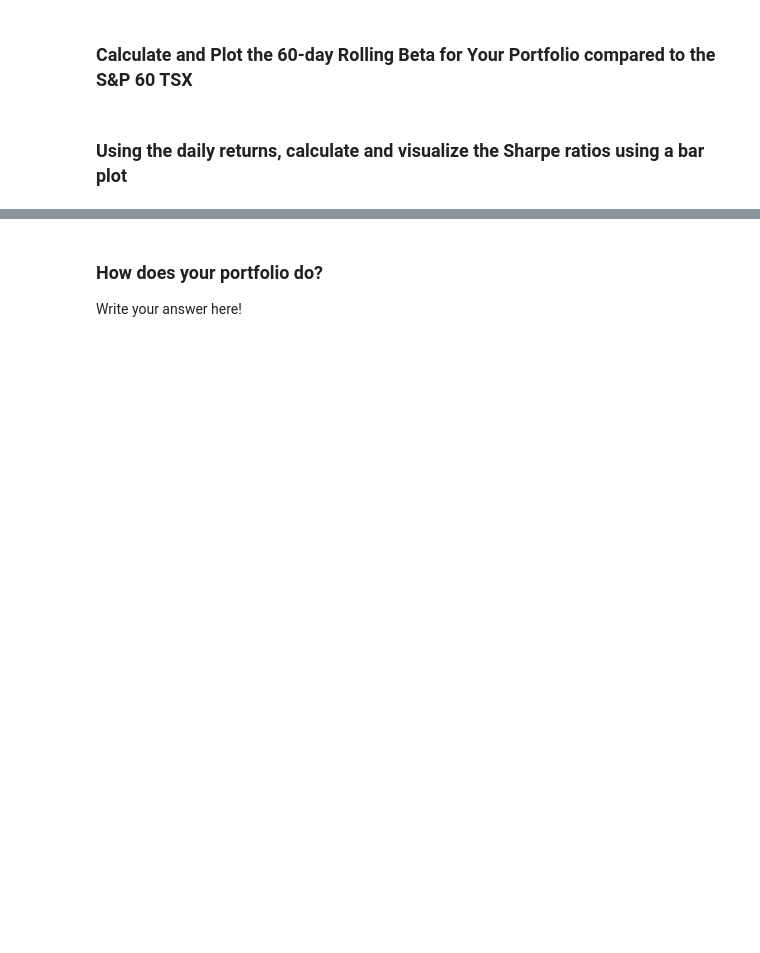
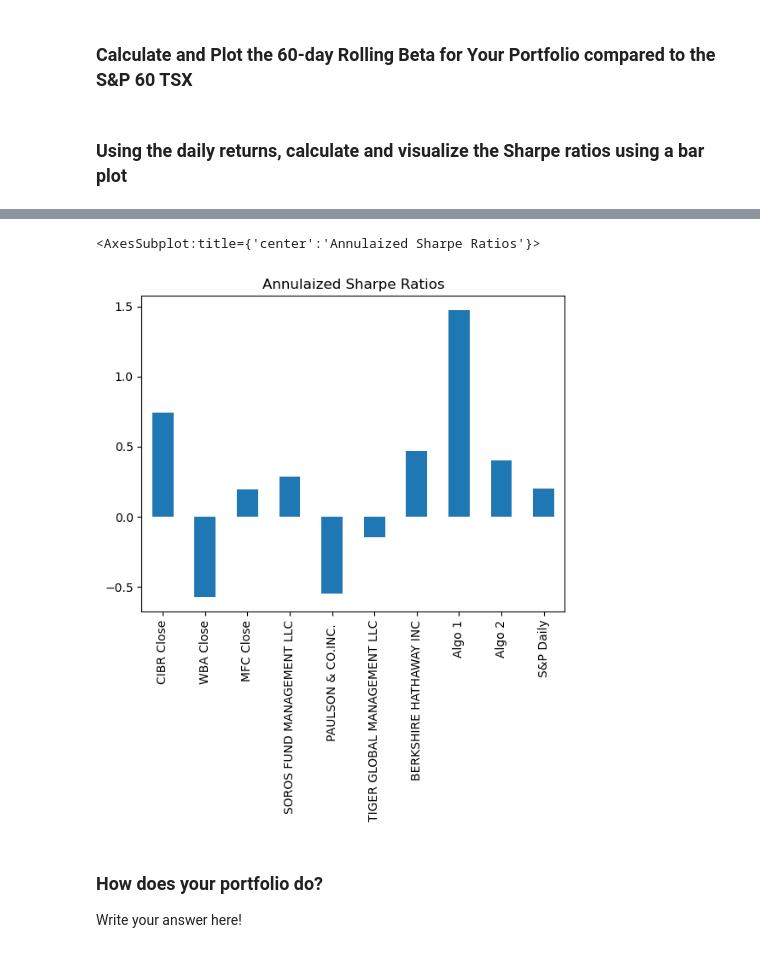
Before and after one commit to Forensicom/Bootcamp, a Jupyter notebook: InClassPracticals/Module4_PANDAS/Module4_Challenge/whale_analysis.ipynb, the cells around one changed output, grey strips where cells are left out. Cells and saved outputs as stored; diff of their text form; code cells hidden in the pictures; blank space fills up the shorter version.

```diff
--- a/InClassPracticals/Module4_PANDAS/Module4_Challenge/whale_analysis.ipynb
+++ b/InClassPracticals/Module4_PANDAS/Module4_Challenge/whale_analysis.ipynb
@@ -536,13 +536,11 @@ dtype: float64
 # %%
 # Join your returns DataFrame to the original returns DataFrame************************************************
 # Datasaets are different times. Need to split dates column into individual date and time columns
+# tx = 'America/New York'
+all_portfolios_df = pd.concat([my_stocks_daily_df, whale_algo_sp_df], axis=1, join="outer")
+all_portfolios_df.reset_index(drop=True, inplace=True)
+#all_portfolios_df.set_index('Date', inplace=True)
+all_portfolios_df['Date'] = pd.to_datetime(all_portfolios_df).date()
 
-#index_col="Date", infer_datetime_format=True, parse_dates=True)
-# for col in all_portfolios_df.columns:
-#    print(col)
-all_portfolios_df = pd.concat([my_stocks_daily_df, whale_algo_sp_df], axis=1, join="outer")
-all_portfolios_df.reset_index(inplace=True)
-#all_portfolios_df['Date'] = pd.to_datetime(all_portfolios_df['Date']).dt.date
-#all_portfolios_df['Time'] = pd.to_datetime(all_portfolios_df[' Date']).dt.time
 all_portfolios_df.tail()
 # %% [output]
@@ -591,3 +593,5 @@ beta.plot(figsize=(20,10), title="Soros Beta Calculation")
 ### Using the daily returns, calculate and visualize the Sharpe ratios using a bar plot
 # %%
 # Calculate Annualized Sharpe Ratios
+all_portfolios_df_sharpe = ((all_portfolios_df.mean()*252) / (all_portfolios_df.std()*np.sqrt(252)))
+all_portfolios_df_sharpe
@@ -594,5 +610,9 @@ beta.plot(figsize=(20,10), title="Soros Beta Calculation")
 # %%
 # Visualize the sharpe ratios as a bar plot
+all_portfolios_df_sharpe.plot(kind='bar', title="Annulaized Sharpe Ratios")
+# %% [output]
+<AxesSubplot:title={'center':'Annulaized Sharpe Ratios'}>
+[figure, added]
 # %% [markdown]
 ### How does your portfolio do?
 
```
Also changed, not shown: parts of 4 cells of this notebook.
